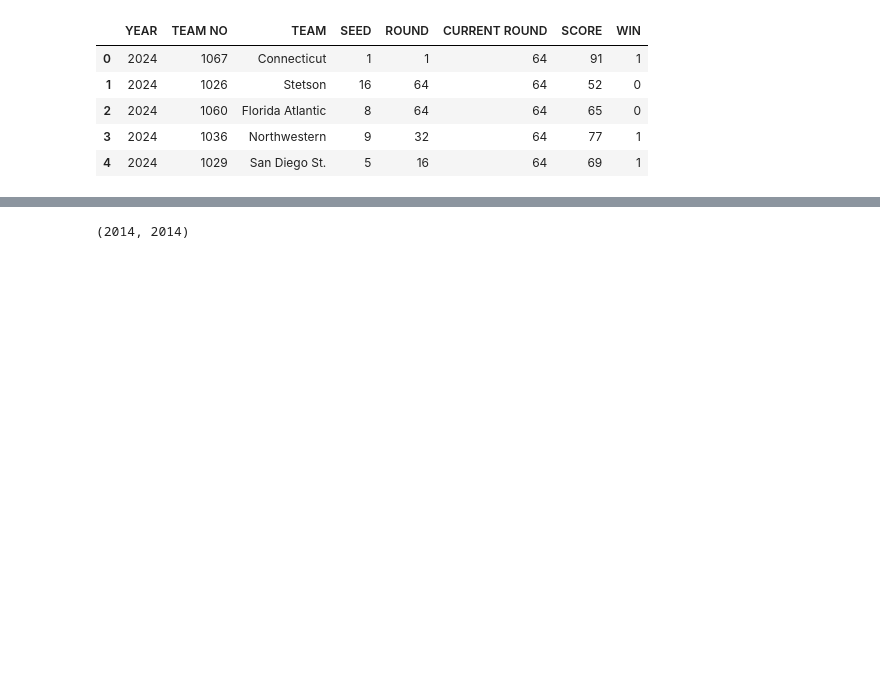
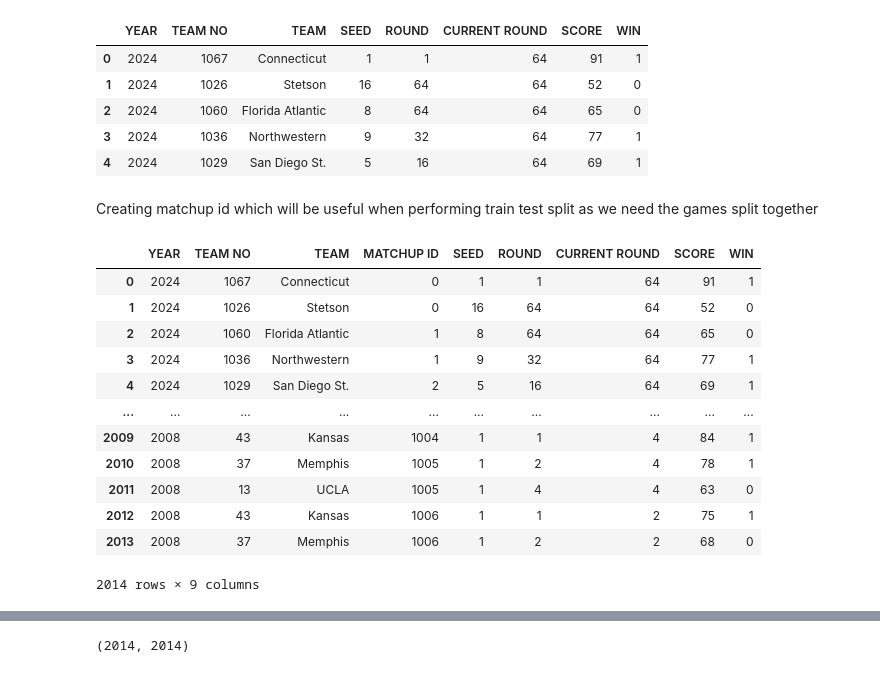
Before and after one commit to nicholaskim1004/MarchMadness, a Jupyter notebook: madness.ipynb, the cells around one changed output, grey strips where cells are left out. Cells and saved outputs as stored; diff of their text form; code cells hidden in the pictures; blank space fills up the shorter version.

```diff
--- a/madness.ipynb
+++ b/madness.ipynb
@@ -592,4 +592,30 @@ See the caveats in the documentation: https://pandas.pydata.org/pandas-docs/stab
 | 2 | 2024 | 1060 | Florida Atlantic | 8 | 64 | 64 | 65 | 0 |
 | 3 | 2024 | 1036 | Northwestern | 9 | 32 | 64 | 77 | 1 |
 | 4 | 2024 | 1029 | San Diego St. | 5 | 16 | 64 | 69 | 1 |
+# %% [markdown]
+Creating matchup id which will be useful when performing train test split as we need the games split together
+# %%
+matchup_id = []
+
+for i in range(len(comp_stats)//2):
+    matchup_id.append(i)
+    matchup_id.append(i)
+
+comp_stats['MATCHUP ID'] = matchup_id
+comp_stats = comp_stats.iloc[:,[0,1,2,8,3,4,5,6,7]]
+comp_stats
+# %% [output]
+|  | YEAR | TEAM NO | TEAM | MATCHUP ID | SEED | ROUND | CURRENT ROUND | SCORE | WIN |
+| 0 | 2024 | 1067 | Connecticut | 0 | 1 | 1 | 64 | 91 | 1 |
+| 1 | 2024 | 1026 | Stetson | 0 | 16 | 64 | 64 | 52 | 0 |
+| 2 | 2024 | 1060 | Florida Atlantic | 1 | 8 | 64 | 64 | 65 | 0 |
+| 3 | 2024 | 1036 | Northwestern | 1 | 9 | 32 | 64 | 77 | 1 |
+| 4 | 2024 | 1029 | San Diego St. | 2 | 5 | 16 | 64 | 69 | 1 |
+| ... | ... | ... | ... | ... | ... | ... | ... | ... | ... |
+| 2009 | 2008 | 43 | Kansas | 1004 | 1 | 1 | 4 | 84 | 1 |
+| 2010 | 2008 | 37 | Memphis | 1005 | 1 | 2 | 4 | 78 | 1 |
+| 2011 | 2008 | 13 | UCLA | 1005 | 1 | 4 | 4 | 63 | 0 |
+| 2012 | 2008 | 43 | Kansas | 1006 | 1 | 1 | 2 | 75 | 1 |
+| 2013 | 2008 | 37 | Memphis | 1006 | 1 | 2 | 2 | 68 | 0 |
+2014 rows × 9 columns
 # %%
```
Also changed, not shown: parts of 16 cells of this notebook.
